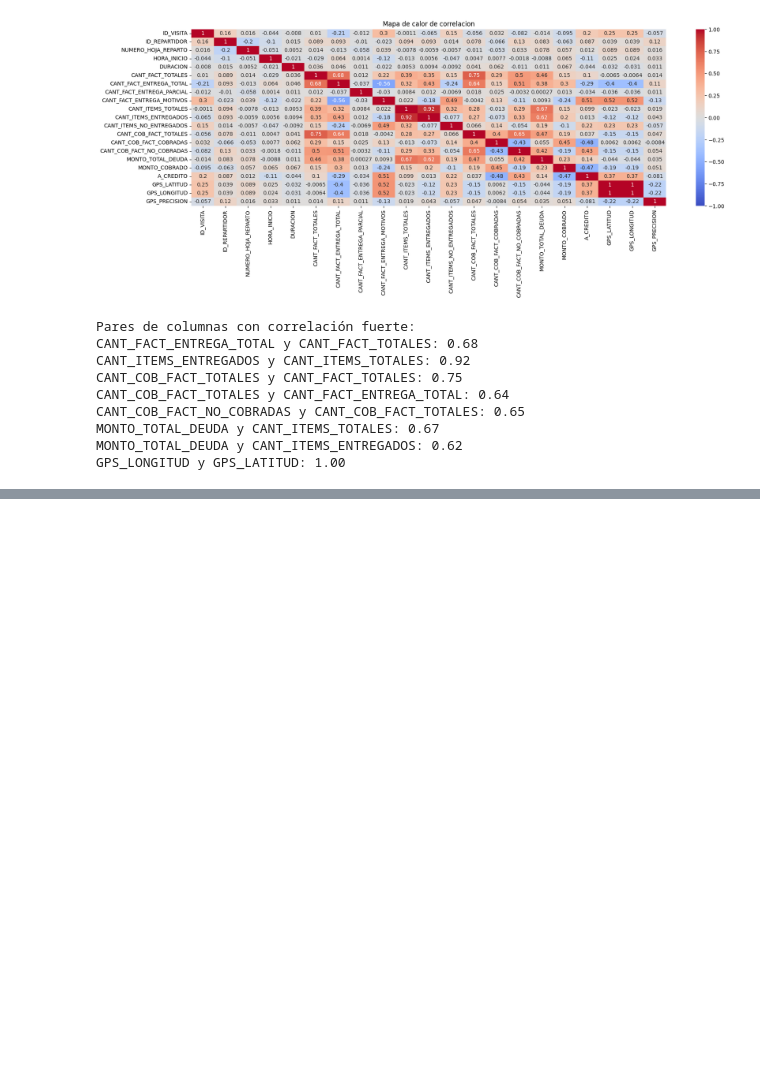
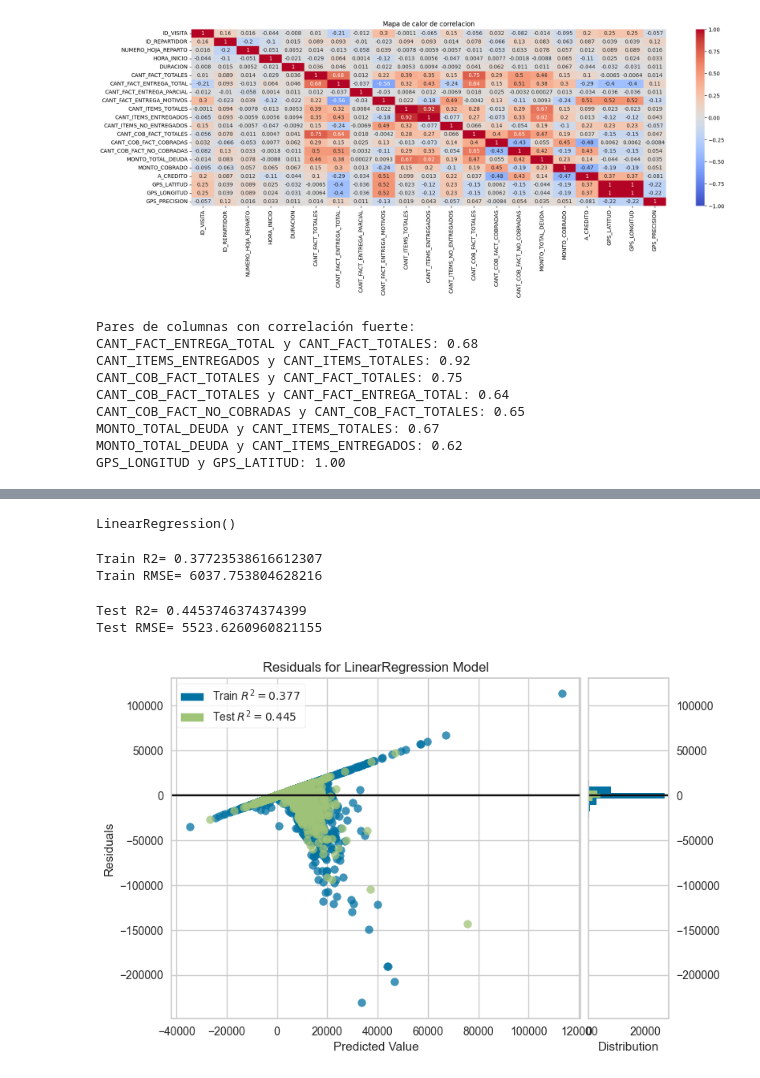
Before and after one commit to Lucaspadula/hackathon_mE, a Jupyter notebook: notebooks/1.0-act_rep-initial-data.ipynb, the cells around one changed output, grey strips where cells are left out. Cells and saved outputs as stored; diff of their text form; code cells hidden in the pictures; blank space fills up the shorter version.

```diff
--- a/notebooks/1.0-act_rep-initial-data.ipynb
+++ b/notebooks/1.0-act_rep-initial-data.ipynb
@@ -398,0 +423,9 @@ GPS_LONGITUD y GPS_LATITUD: 1.00
+# %%
+from sklearn.model_selection import train_test_split
+df_sin_hoja = df.drop(['ID_HOJA_REPARTO','FECHA_INICIO','ID_VISITA','ID_CUENTA'],axis=1)
+train_set,test_set = train_test_split(df_sin_hoja,test_size=0.2, random_state= 42)
+# %%
+X_train = train_set.drop('MONTO_COBRADO',axis=1)
+y_train = train_set['MONTO_COBRADO'].copy()
+
+X_train.info()
@@ -398,0 +450,51 @@ GPS_LONGITUD y GPS_LATITUD: 1.00
+# %%
+from sklearn.linear_model import LinearRegression
+
+lr_model = LinearRegression()
+lr_model.fit(X_train, y_train) # Construcción/inferencia del modelo
+# %% [output]
+LinearRegression()
+# %%
+from sklearn.metrics import r2_score
+from sklearn.metrics import mean_squared_error
+
+# Hago predecir el modelo generado sobre el conjunto de training
+y_pred = lr_model.predict(X_train)
+
+# 4. Evaluo la performance del modelo sobre el conjunto de training, mediante R2 y RMSE
+r2 = r2_score(y_train, y_pred)
+print("Train R2=", r2)
+mse = mean_squared_error(y_train, y_pred)
+print("Train RMSE=", np.sqrt(mse))
+# %% [output]
+Train R2= 0.37723538616612307
+Train RMSE= 6037.753804628216
+# %%
+
+# Tomo las variables regresoras en X (y descarto 'quality' de ese dataframe)
+X_test = test_set.drop('MONTO_COBRADO', axis=1)
+# X_test = X_test[['fixed acidity', 'residual sugar', 'alcohol']]
+# Tomo la variable a dependiente/a predecir
+y_test = test_set['MONTO_COBRADO'].copy()
+
+# Hago predecir el modelo generado sobre el conjunto de test
+y_pred = lr_model.predict(X_test)
+
+# 4. Evaluo la performance del modelo sobre el conjunto de test, mediante R2 y RMSE
+r2 = r2_score(y_test, y_pred)
+print("Test R2=", r2)
+mse = mean_squared_error(y_test, y_pred)
+print("Test RMSE=", np.sqrt(mse))
+# %% [output]
+Test R2= 0.4453746374374399
+Test RMSE= 5523.6260960821155
+# %%
+from yellowbrick.regressor import ResidualsPlot
+
+visualizer = ResidualsPlot(lr_model)
+visualizer.fit(X_train, y_train)  # Fit the training data to the visualizer
+visualizer.score(X_test, y_test)  # Evaluate the model on the test data
+visualizer.show()                 # Finalize and render the figure
+plt.show()
+# %% [output]
+[figure, added]
```
Also changed, not shown: parts of 6 cells of this notebook, 14 other files.
